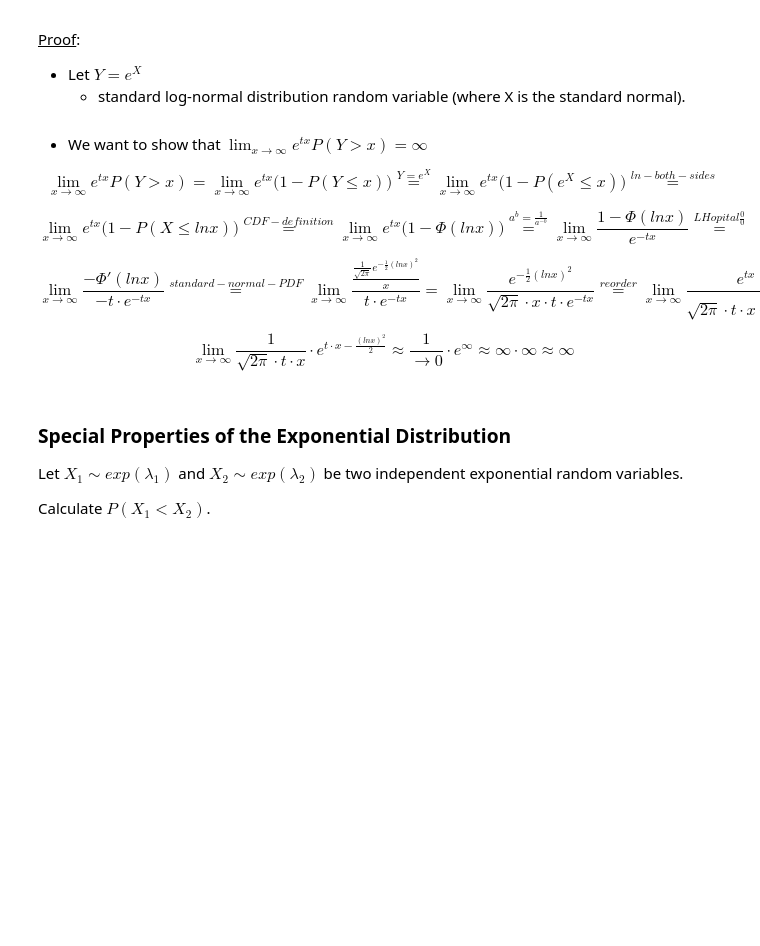
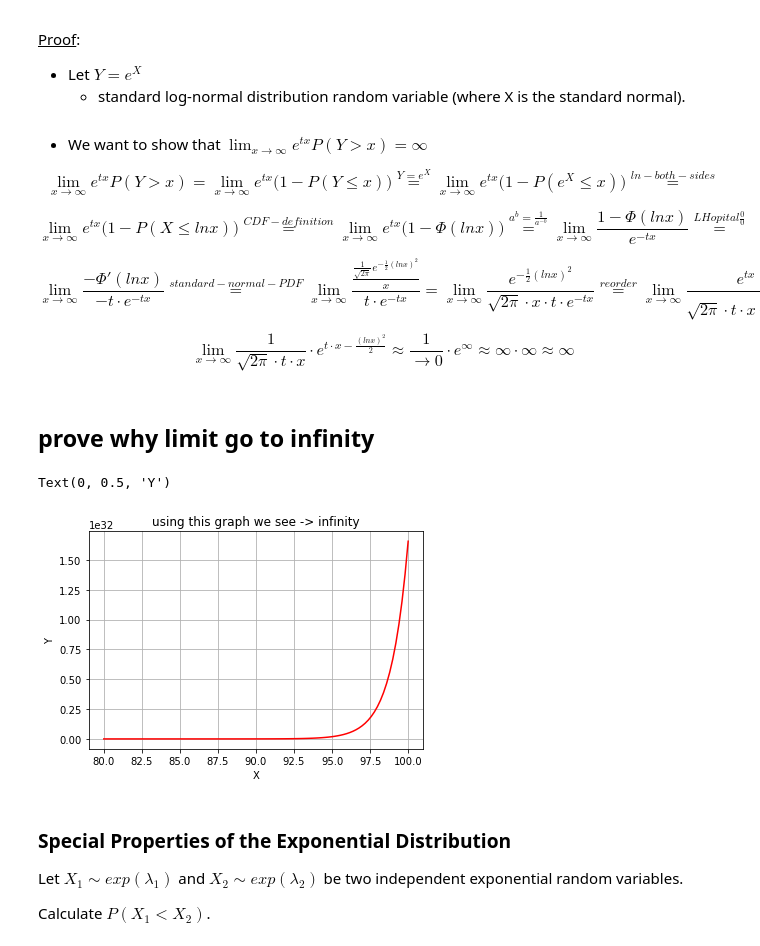
Before and after one commit to RoyR-IDC/StatisticsAndDataAnalysis, a Jupyter notebook: HW3/HW3/203972922_201312907.ipynb, the cells around one changed output. Saved outputs shown, nothing was run; the diff lists cells and outputs as text; code cells hidden in the pictures; blank space fills up the shorter version.

```diff
--- a/HW3/HW3/203972922_201312907.ipynb
+++ b/HW3/HW3/203972922_201312907.ipynb
@@ -795,6 +795,30 @@ $$
 \lim_{x\to\infty} \frac{1}{\sqrt{2\pi} \cdot t \cdot x} \cdot e^{t \cdot x - \frac{(ln x)^2}{2}} \approx
 \frac{1}{\to 0} \cdot e^{\infty} \approx \infty \cdot \infty \approx \infty
 $$
+# %% [markdown]
+## prove why limit go to infinity
+# %%
+x = np.linspace(80,100,100)
+
+# the function, which is y = x^2 here
+y = (1/x)*np.exp(x-(np.log(x)**2))
+
+
+# setting the axes at the centre
+fig = plt.figure()
+ax = fig.add_subplot(1, 1, 1)
+
+
+# plot the function
+plt.plot(x,y, 'r')
+plt.grid()
+# show the plot
+plt.title('using this graph we see -> infinity')
+plt.xlabel('X')
+plt.ylabel('Y')
+# %% [output]
+Text(0, 0.5, 'Y')
+[figure, added]
 # %% [markdown]
 ### Special Properties of the Exponential Distribution
 
```
